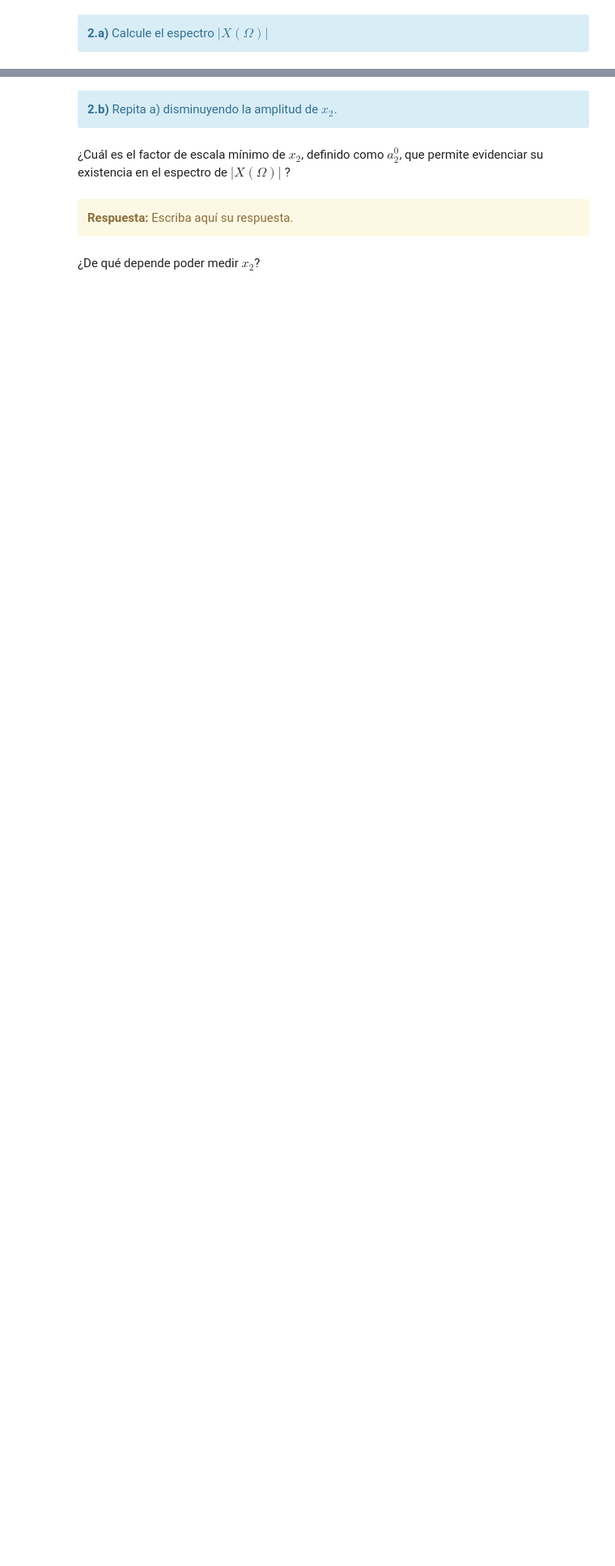
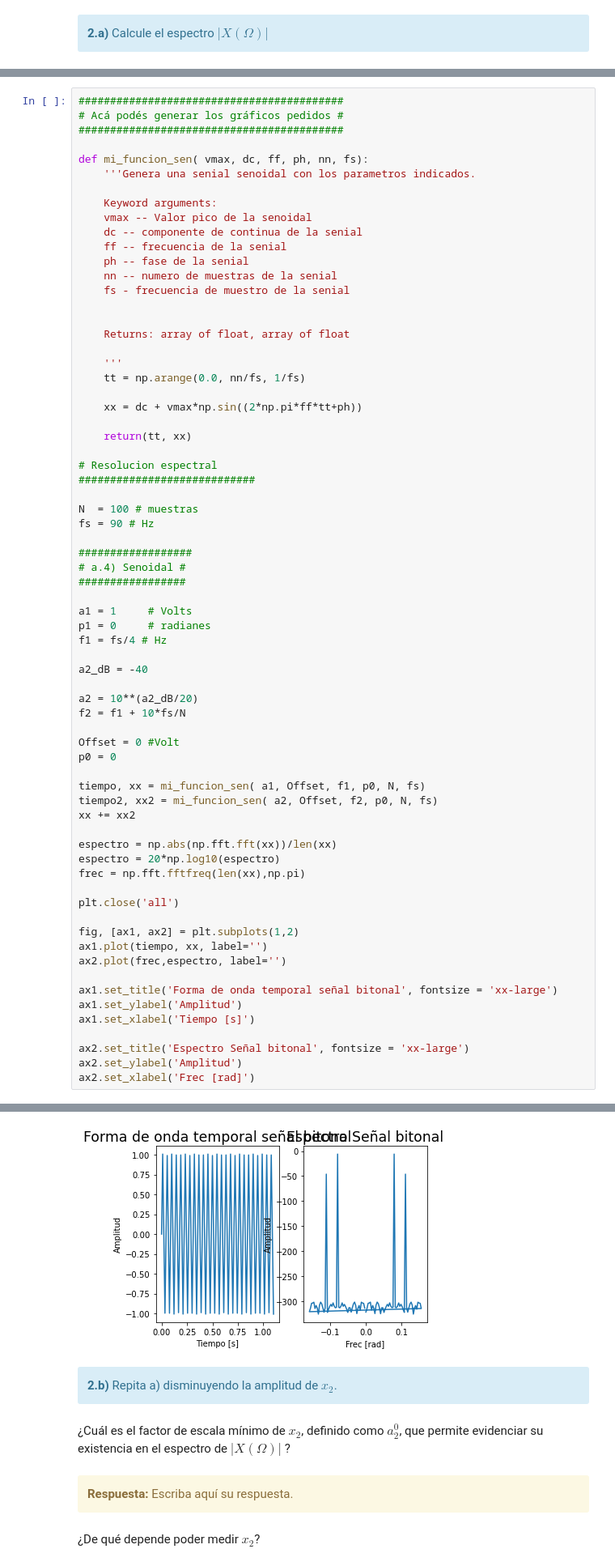
Before and after one commit to fcatuogno/PDS_TPs, a Jupyter notebook: TP2 - Ventanas.ipynb, the cells around one changed output, grey strips where cells are left out. Shown at 81% size. Saved outputs shown, nothing was run; the diff lists cells and outputs as text; blank space fills up the shorter version.

```diff
--- a/TP2 - Ventanas.ipynb
+++ b/TP2 - Ventanas.ipynb
@@ -168,0 +196,70 @@ Responda a las siguientes consignas:
+# %%
+##########################################
+# Acá podés generar los gráficos pedidos #
+##########################################
+
+def mi_funcion_sen( vmax, dc, ff, ph, nn, fs):
+    '''Genera una senial senoidal con los parametros indicados.
+
+    Keyword arguments:
+    vmax -- Valor pico de la senoidal
+    dc -- componente de continua de la senial
+    ff -- frecuencia de la senial
+    ph -- fase de la senial
+    nn -- numero de muestras de la senial
+    fs - frecuencia de muestro de la senial
+
+
+    Returns: array of float, array of float
+
+    '''
+    tt = np.arange(0.0, nn/fs, 1/fs)
+
+    xx = dc + vmax*np.sin((2*np.pi*ff*tt+ph))
+
+    return(tt, xx)
+
+# Resolucion espectral
+############################
+
+N  = 100 # muestras
+fs = 90 # Hz
+
+##################
+# a.4) Senoidal #
+#################
+
+a1 = 1     # Volts
+p1 = 0     # radianes
+f1 = fs/4 # Hz
+
+a2_dB = -40
+
+a2 = 10**(a2_dB/20)
+f2 = f1 + 10*fs/N
+
+Offset = 0 #Volt
+p0 = 0
+
+tiempo, xx = mi_funcion_sen( a1, Offset, f1, p0, N, fs)
+tiempo2, xx2 = mi_funcion_sen( a2, Offset, f2, p0, N, fs)
+xx += xx2
+
+espectro = np.abs(np.fft.fft(xx))/len(xx)
+espectro = 20*np.log10(espectro)
+frec = np.fft.fftfreq(len(xx),np.pi)
+
+plt.close('all')
+
+fig, [ax1, ax2] = plt.subplots(1,2)
+ax1.plot(tiempo, xx, label='')
+ax2.plot(frec,espectro, label='')
+
+ax1.set_title('Forma de onda temporal señal bitonal', fontsize = 'xx-large')
+ax1.set_ylabel('Amplitud')
+ax1.set_xlabel('Tiempo [s]')
+
+ax2.set_title('Espectro Señal bitonal', fontsize = 'xx-large')
+ax2.set_ylabel('Amplitud')
+ax2.set_xlabel('Frec [rad]')
+# %% [output]
@@ -169,3 +267,4 @@ Responda a las siguientes consignas:
+[figure, added]
 # %% [markdown]
 <div class="alert alert-block alert-info">
 <b>2.b)</b> Repita a) disminuyendo la amplitud de $x_2$.
```
Also changed, not shown: parts of 5 cells of this notebook.
